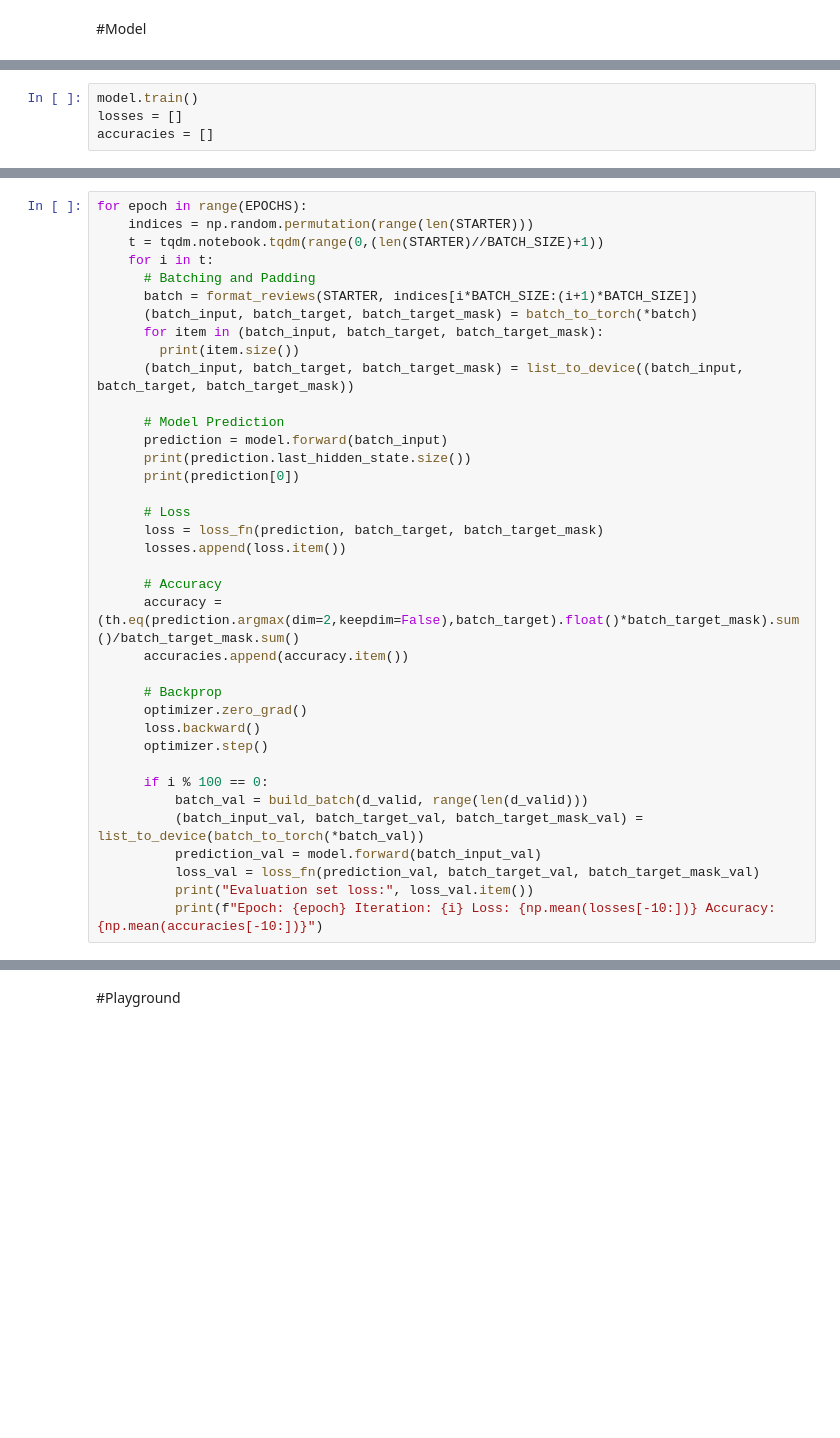
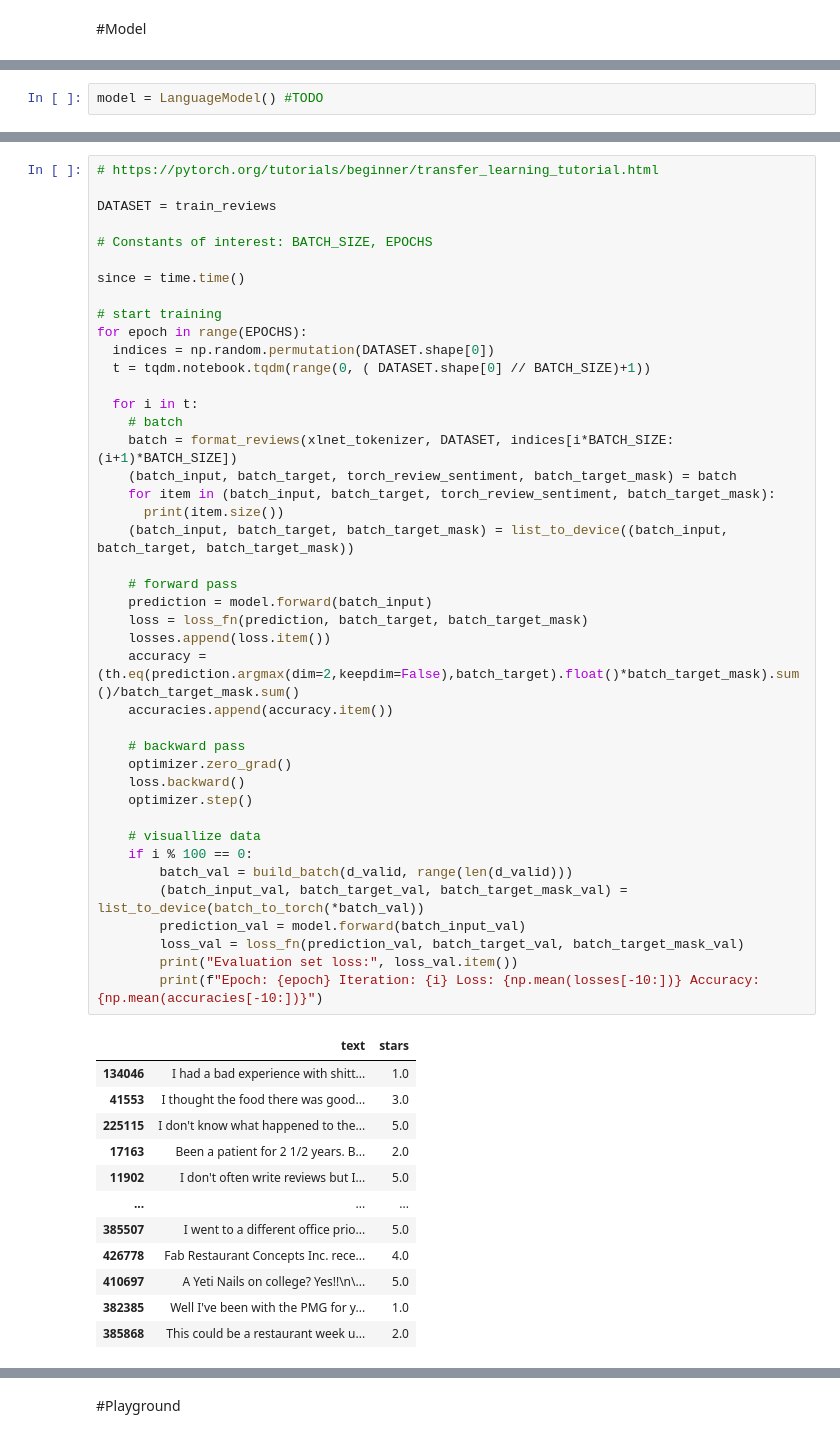
Before and after one commit to RainbowCat/cs182-nlp, a Jupyter notebook: cs182-nlp-oscar.ipynb, the cells around one changed output, grey strips where cells are left out. Drawn from its saved outputs; the diff is of its cells as text; blank space fills up the shorter version.

```diff
--- a/cs182-nlp-oscar.ipynb
+++ b/cs182-nlp-oscar.ipynb
@@ -198,4 +306,0 @@ def format_reviews(datatable, indices):
-# %%
-model.train()
-losses = []
-accuracies = []
@@ -245,0 +389,2 @@ class LanguageModel(nn.Module):
+# %%
+model = LanguageModel() #TODO
@@ -246,38 +400,55 @@ class LanguageModel(nn.Module):
 # %%
+# https://pytorch.org/tutorials/beginner/transfer_learning_tutorial.html
+
+DATASET = train_reviews
+
+# Constants of interest: BATCH_SIZE, EPOCHS
+
+since = time.time()
+
+# start training
 for epoch in range(EPOCHS):
-    indices = np.random.permutation(range(len(STARTER)))
-    t = tqdm.notebook.tqdm(range(0,(len(STARTER)//BATCH_SIZE)+1))
-    for i in t:
-      # Batching and Padding
-      batch = format_reviews(STARTER, indices[i*BATCH_SIZE:(i+1)*BATCH_SIZE])
-      (batch_input, batch_target, batch_target_mask) = batch_to_torch(*batch)
-      for item in (batch_input, batch_target, batch_target_mask):
-        print(item.size())
-      (batch_input, batch_target, batch_target_mask) = list_to_device((batch_input, batch_target, batch_target_mask))
+  indices = np.random.permutation(DATASET.shape[0])
+  t = tqdm.notebook.tqdm(range(0, ( DATASET.shape[0] // BATCH_SIZE)+1))
 
-      # Model Prediction
-      prediction = model.forward(batch_input)
-      print(prediction.last_hidden_state.size())
-      print(prediction[0])
+  for i in t:
+    # batch
+    batch = format_reviews(xlnet_tokenizer, DATASET, indices[i*BATCH_SIZE:(i+1)*BATCH_SIZE])
+    (batch_input, batch_target, torch_review_sentiment, batch_target_mask) = batch
+    for item in (batch_input, batch_target, torch_review_sentiment, batch_target_mask):
+      print(item.size())
+    (batch_input, batch_target, batch_target_mask) = list_to_device((batch_input, batch_target, batch_target_mask))
 
-      # Loss
-      loss = loss_fn(prediction, batch_target, batch_target_mask)
-      losses.append(loss.item())
+    # forward pass
+    prediction = model.forward(batch_input)
+    loss = loss_fn(prediction, batch_target, batch_target_mask)
+    losses.append(loss.item())
+    accuracy = (th.eq(prediction.argmax(dim=2,keepdim=False),batch_target).float()*batch_target_mask).sum()/batch_target_mask.sum()
+    accuracies.append(accuracy.item())
 
-      # Accuracy
-      accuracy = (th.eq(prediction.argmax(dim=2,keepdim=False),batch_target).float()*batch_target_mask).sum()/batch_target_mask.sum()
-      accuracies.append(accuracy.item())
+    # backward pass
+    optimizer.zero_grad()
+    loss.backward()
+    optimizer.step()
 
-      # Backprop
-      optimizer.zero_grad()
-      loss.backward()
-      optimizer.step()
-
-      if i % 100 == 0:
-          batch_val = build_batch(d_valid, range(len(d_valid)))
-          (batch_input_val, batch_target_val, batch_target_mask_val) = list_to_device(batch_to_torch(*batch_val))
-          prediction_val = model.forward(batch_input_val)
-          loss_val = loss_fn(prediction_val, batch_target_val, batch_target_mask_val)
-          print("Evaluation set loss:", loss_val.item())
-          print(f"Epoch: {epoch} Iteration: {i} Loss: {np.mean(losses[-10:])} Accuracy: {np.mean(accuracies[-10:])}")
+    # visuallize data
+    if i % 100 == 0:
+        batch_val = build_batch(d_valid, range(len(d_valid)))
+        (batch_input_val, batch_target_val, batch_target_mask_val) = list_to_device(batch_to_torch(*batch_val))
+        prediction_val = model.forward(batch_input_val)
+        loss_val = loss_fn(prediction_val, batch_target_val, batch_target_mask_val)
+        print("Evaluation set loss:", loss_val.item())
+        print(f"Epoch: {epoch} Iteration: {i} Loss: {np.mean(losses[-10:])} Accuracy: {np.mean(accuracies[-10:])}")
 # %% [output]
+|  | text | stars |
+| 134046 | I had a bad experience with shitt... | 1.0 |
+| 41553 | I thought the food there was good... | 3.0 |
+| 225115 | I don't know what happened to the... | 5.0 |
+| 17163 | Been a patient for 2 1/2 years. B... | 2.0 |
+| 11902 | I don't often write reviews but I... | 5.0 |
+| ... | ... | ... |
+| 385507 | I went to a different office prio... | 5.0 |
+| 426778 | Fab Restaurant Concepts Inc. rece... | 4.0 |
+| 410697 | A Yeti Nails on college? Yes!!\n\... | 5.0 |
+| 382385 | Well I've been with the PMG for y... | 1.0 |
+| 385868 | This could be a restaurant week u... | 2.0 |
```
Also changed, not shown: parts of 76 cells of this notebook.
